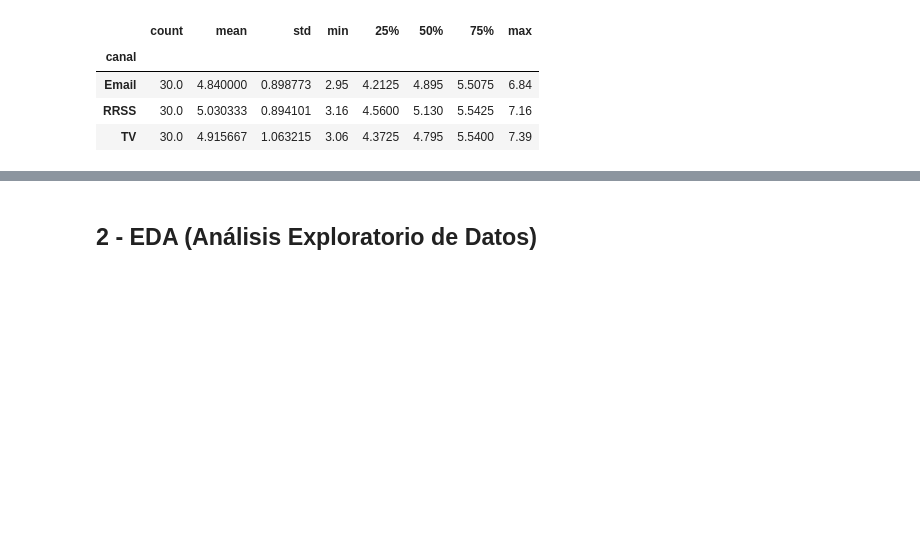
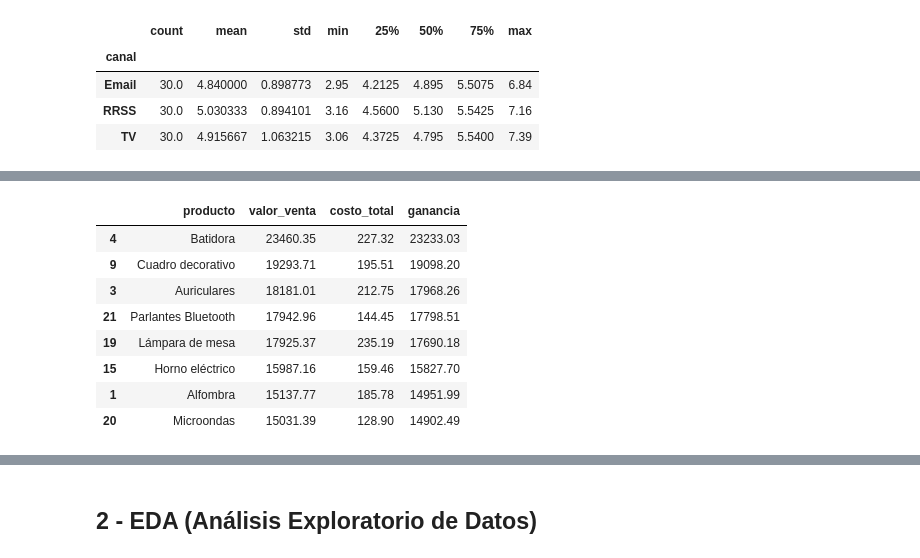
Before and after one commit to CppR-Repo/TT-2C2025-Data-Analitycs-Notebooks, a Jupyter notebook: EntregaFinal/MiEntrega-Final/Entrega_final.ipynb, the cells around one changed output, grey strips where cells are left out. Saved outputs shown, nothing was run; the diff lists cells and outputs as text; code cells hidden in the pictures; blank space fills up the shorter version.

```diff
--- a/EntregaFinal/MiEntrega-Final/Entrega_final.ipynb
+++ b/EntregaFinal/MiEntrega-Final/Entrega_final.ipynb
@@ -920,0 +1327,12 @@ df_marketing.groupby("canal")["costo"].describe()
+# %%
+resultado_final.sort_values('ganancia', ascending=False).head(8)
+# %% [output]
+|  | producto | valor_venta | costo_total | ganancia |
+| 4 | Batidora | 23460.35 | 227.32 | 23233.03 |
+| 9 | Cuadro decorativo | 19293.71 | 195.51 | 19098.20 |
+| 3 | Auriculares | 18181.01 | 212.75 | 17968.26 |
+| 21 | Parlantes Bluetooth | 17942.96 | 144.45 | 17798.51 |
+| 19 | Lámpara de mesa | 17925.37 | 235.19 | 17690.18 |
+| 15 | Horno eléctrico | 15987.16 | 159.46 | 15827.70 |
+| 1 | Alfombra | 15137.77 | 185.78 | 14951.99 |
+| 20 | Microondas | 15031.39 | 128.90 | 14902.49 |
```
Also changed, not shown: parts of 96 cells of this notebook.
